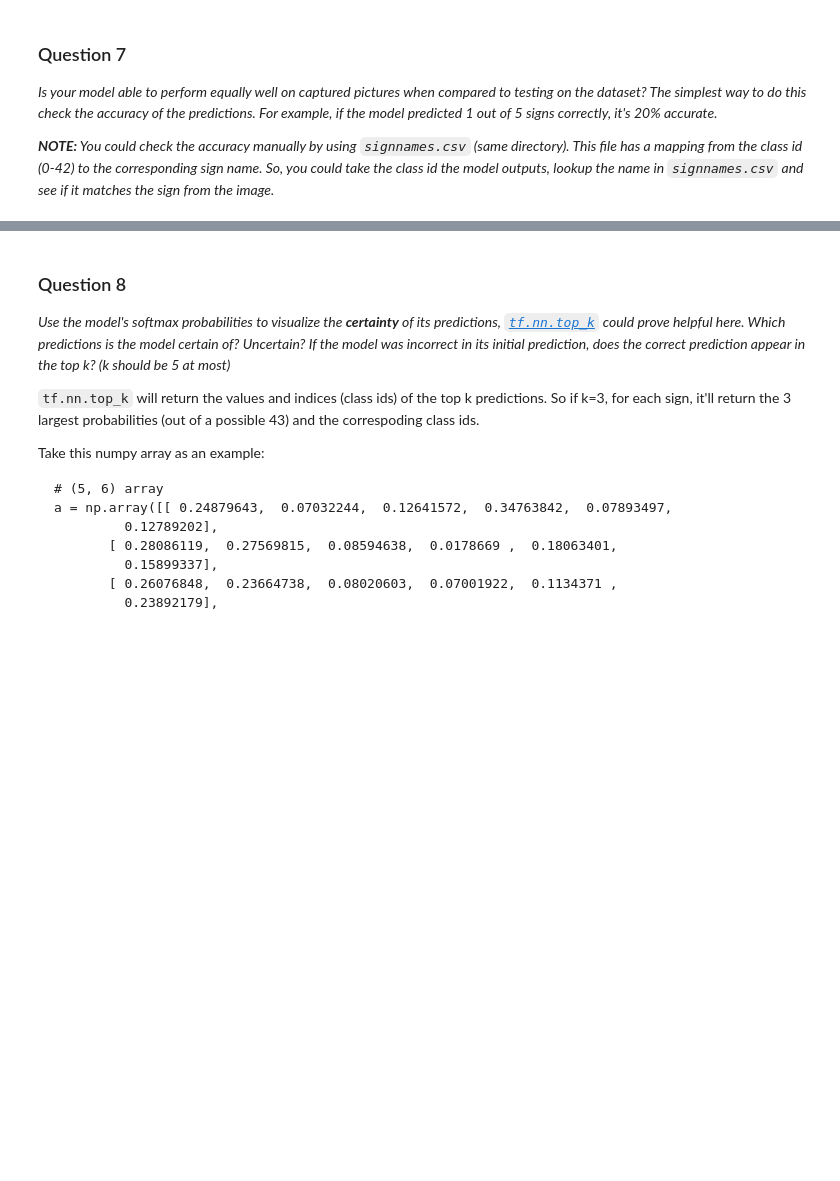
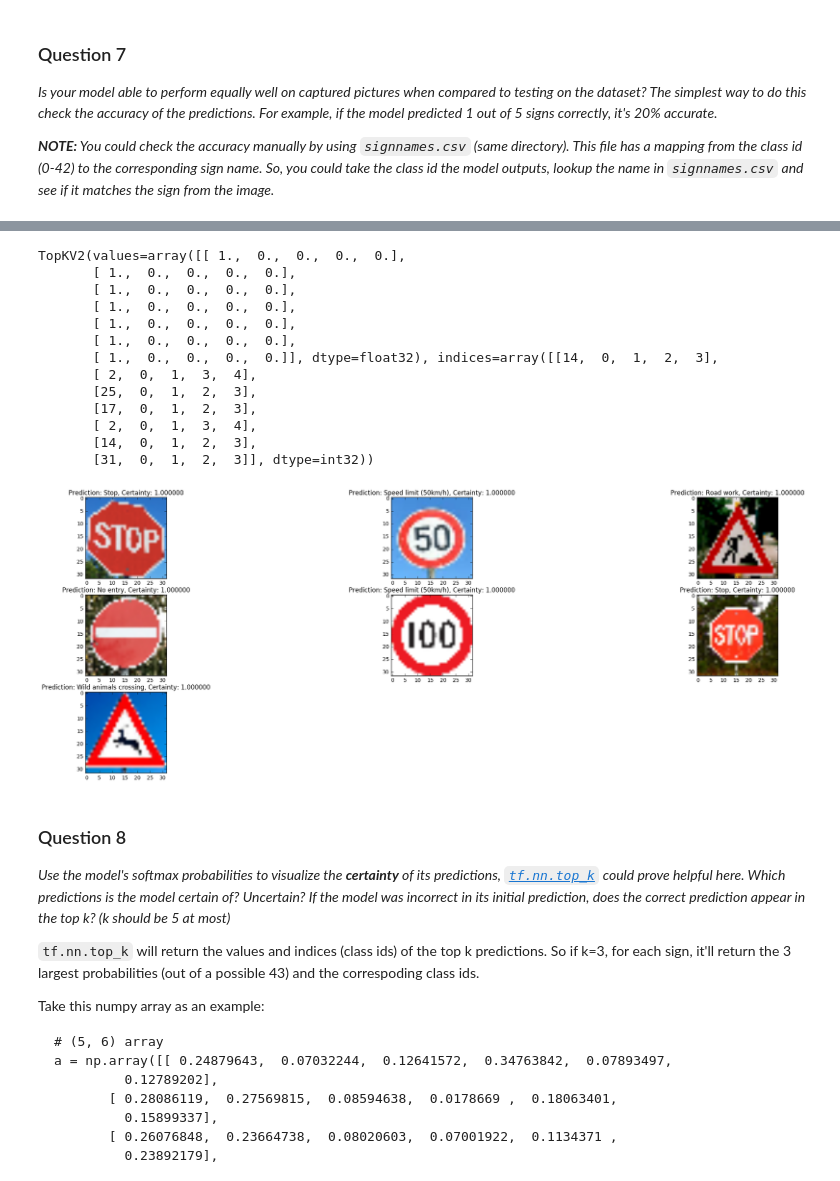
Before and after one commit to LeonYuAng3NT/Traffic_Sign_Classifier, a Jupyter notebook: Traffic_Sign_Classifier.ipynb, the cells around one changed output, grey strips where cells are left out. Saved outputs shown, nothing was run; the diff lists cells and outputs as text; code cells hidden in the pictures; blank space fills up the shorter version.

```diff
--- a/Traffic_Sign_Classifier.ipynb
+++ b/Traffic_Sign_Classifier.ipynb
@@ -478,3 +488,36 @@ _**NOTE:** You could check the accuracy manually by using `signnames.csv` (same
+# %%
+### Visualize the softmax probabilities here.
+### Feel free to use as many code cells as needed.
+saver = tf.train.Saver()
+
+softmax = tf.nn.softmax(logits)
+top_5_init = tf.nn.top_k(softmax,5)
+
+with tf.Session() as sess:
+    saver.restore(sess, save_path)
+    top_5 = sess.run(top_5_init, feed_dict={x: new_x, y: new_y, drop_prob:1})
+    print(top_5)
+
+plt.figure(figsize=(30,50))
+for i in range(len(new_y)):
+    result = plt.subplot(15,3,i+1)
+    plt.imshow(new_x[i])
+    result.set_title("Prediction: %s, Certainty: %f" % (signnames[top_5[1][i][0]], top_5[0][i][0]))
+# %% [output]
+TopKV2(values=array([[ 1.,  0.,  0.,  0.,  0.],
+       [ 1.,  0.,  0.,  0.,  0.],
+       [ 1.,  0.,  0.,  0.,  0.],
+       [ 1.,  0.,  0.,  0.,  0.],
+       [ 1.,  0.,  0.,  0.,  0.],
+       [ 1.,  0.,  0.,  0.,  0.],
+       [ 1.,  0.,  0.,  0.,  0.]], dtype=float32), indices=array([[14,  0,  1,  2,  3],
+       [ 2,  0,  1,  3,  4],
+       [25,  0,  1,  2,  3],
+       [17,  0,  1,  2,  3],
+       [ 2,  0,  1,  3,  4],
+       [14,  0,  1,  2,  3],
+       [31,  0,  1,  2,  3]], dtype=int32))
+[figure, added]
 # %% [markdown]
 ### Question 8
 
```
Also changed, not shown: parts of 20 cells of this notebook, 2 other files.
